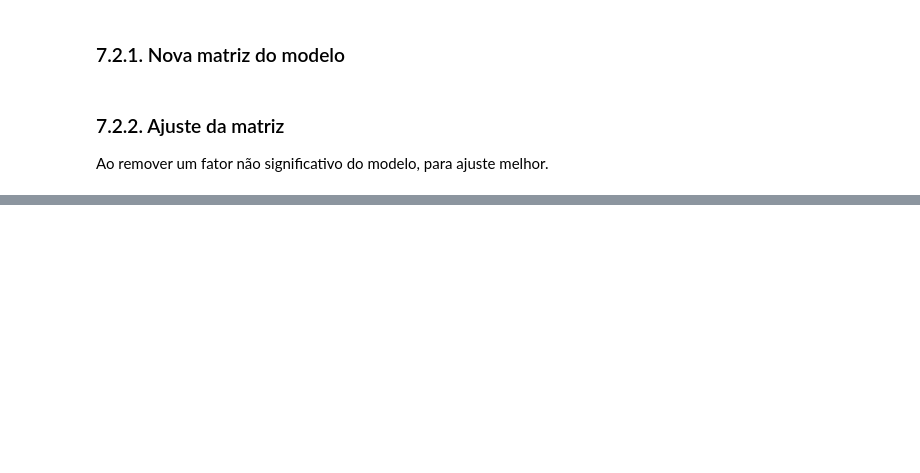
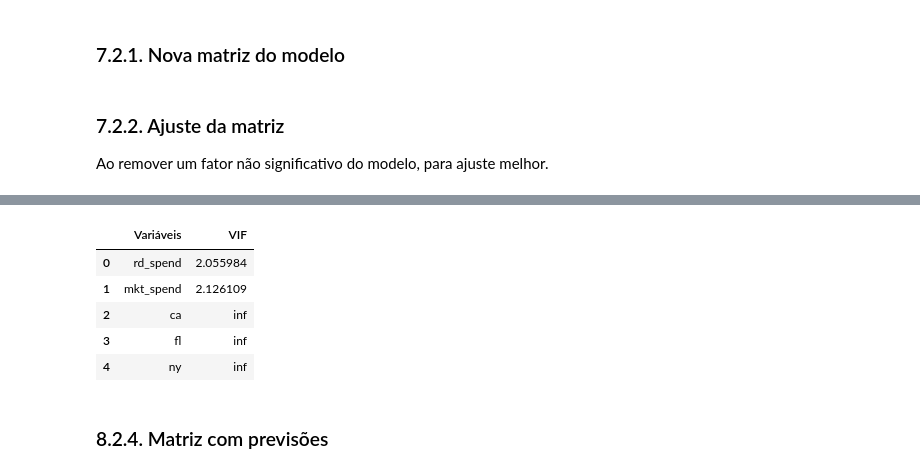
Before and after one commit to bruna-calistrate/AdvancedStatistics-Course, a Jupyter notebook: ExercíciosPráticos.ipynb, the cells around one changed output, grey strips where cells are left out. Cells and saved outputs as stored; diff of their text form; code cells hidden in the pictures; blank space fills up the shorter version.

```diff
--- a/ExercíciosPráticos.ipynb
+++ b/ExercíciosPráticos.ipynb
@@ -574,0 +640,3 @@ strong multicollinearity problems or that the design matrix is singular.
+# %%
+xTrainRed = xTrain.drop(columns=["admin_spend"], axis=1)
+xTestRed = xTest.drop(columns=['admin_spend'], axis=1)
@@ -574,0 +672,14 @@ strong multicollinearity problems or that the design matrix is singular.
+# %%
+pd.DataFrame({'Variáveis': xTrainRed.columns[1:],
+              'VIF': [variance_inflation_factor(xTrainRed.values, i + 1)
+                      for i in range(len(xTrainRed.columns[1:]))]
+              })
+# %% [output]
+|  | Variáveis | VIF |
+| 0 | rd_spend | 2.055984 |
+| 1 | mkt_spend | 2.126109 |
+| 2 | ca | inf |
+| 3 | fl | inf |
+| 4 | ny | inf |
+# %% [markdown]
+### 8.2.4. Matriz com previsões
```
Also changed, not shown: parts of 31 cells of this notebook.
